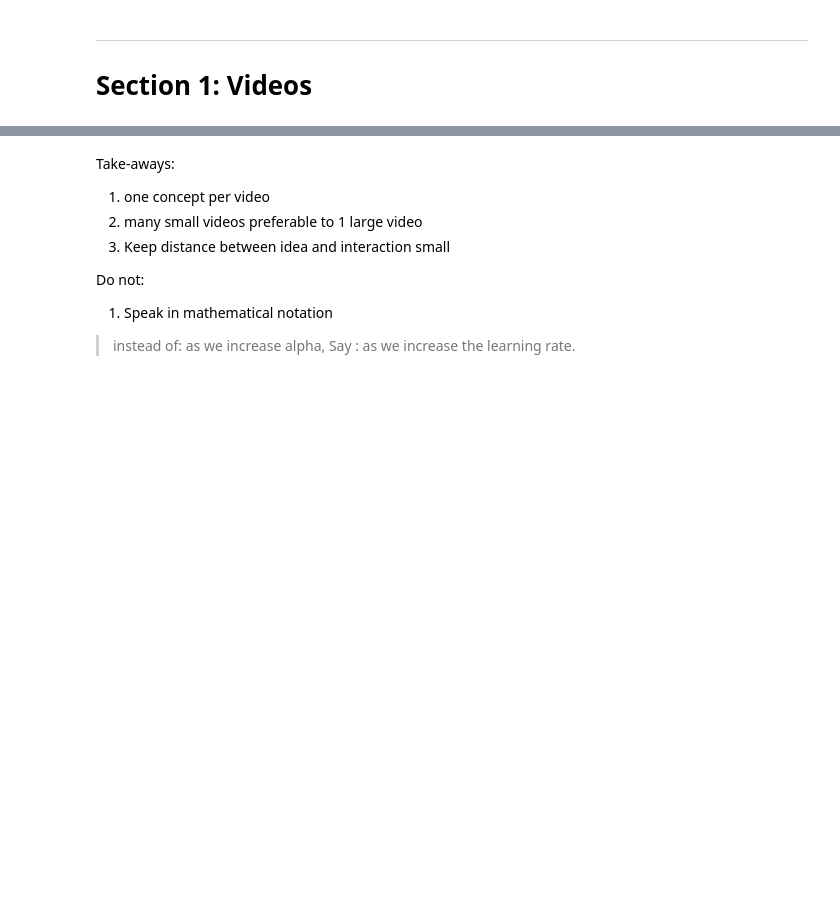
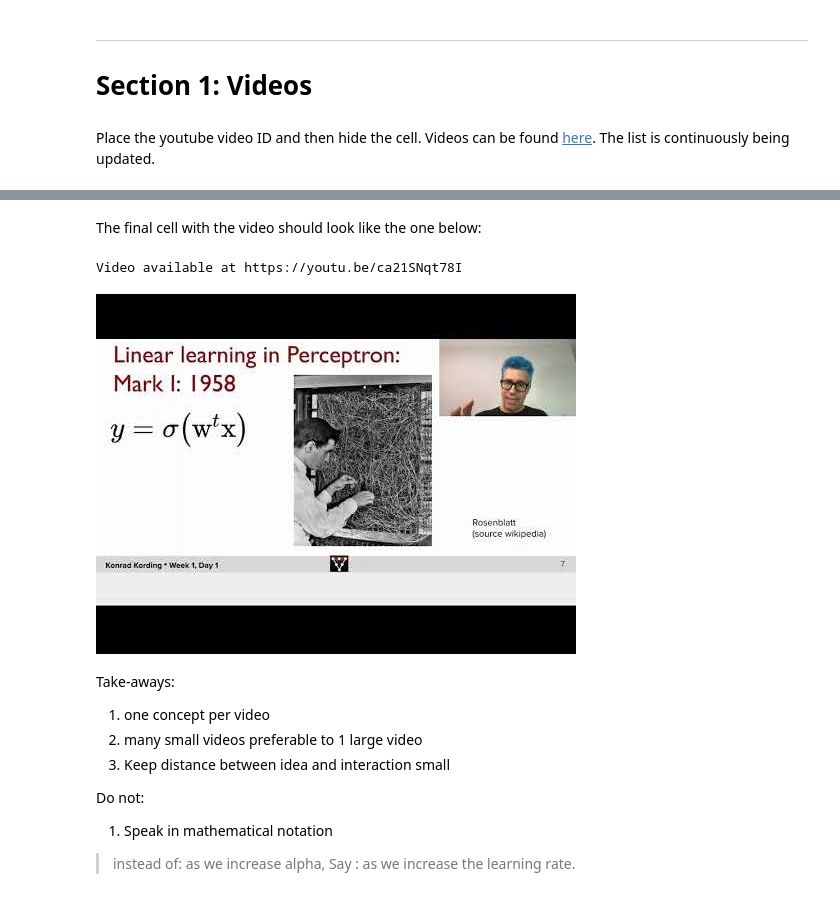
Before and after one commit to NeuromatchAcademy/content-creation, a Jupyter notebook: NeuromatchAcademy_DL_Tutorial_Carpentry.ipynb, the cells around one changed output, grey strips where cells are left out. Cells and saved outputs as stored; diff of their text form; code cells hidden in the pictures; blank space fills up the shorter version.

```diff
--- a/NeuromatchAcademy_DL_Tutorial_Carpentry.ipynb
+++ b/NeuromatchAcademy_DL_Tutorial_Carpentry.ipynb
@@ -95,6 +97,8 @@ def seed_worker(worker_id):
 ---
 
 # Section 1: Videos
+# %% [markdown]
+Place the youtube video ID and then hide the cell. Videos can be found [here](https://docs.google.com/spreadsheets/d/1I-q6YRn-o9XCE45KCd4zs80LKPiu7BvuqmAO_xIr55Y/edit?usp=sharing). The list is continuously being updated.
 # %%
 #@title Video 1: Video 1 Name
 # Insert the ID of the corresponding youtube video
@@ -105,6 +109,18 @@ video
 # %% [output]
 Video available at https://youtu.be/
 [interactive output not drawn]
+# %% [markdown]
+The final cell with the video should look like the one below:
+# %%
+#@title Video 2: DL welcome blah blah
+# Insert the ID of the corresponding youtube video
+from IPython.display import YouTubeVideo
+video = YouTubeVideo(id="ca21SNqt78I", width=854, height=480, fs=1)
+print("Video available at https://youtu.be/" + video.id)
+video
+# %% [output]
+Video available at https://youtu.be/ca21SNqt78I
+[figure, added]
 # %% [markdown]
 Take-aways:
 
```
Also changed, not shown: parts of 15 cells of this notebook.
